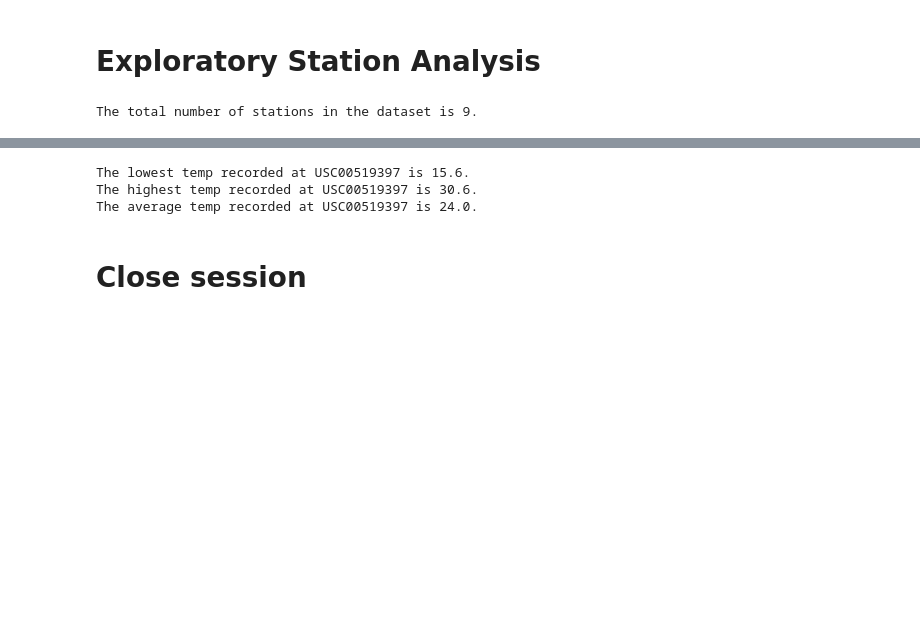
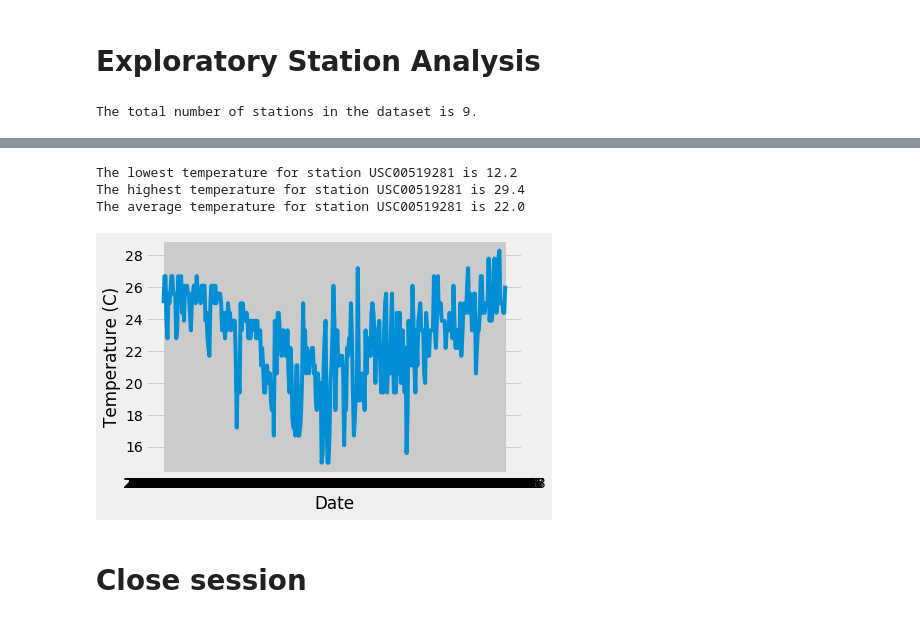
Before and after one commit to oli124/sqlalchemy-challenge, a Jupyter notebook: SurfsUp/climate_starter.ipynb, the cells around one changed output, grey strips where cells are left out. Drawn from its saved outputs; the diff is of its cells as text; code cells hidden in the pictures; blank space fills up the shorter version.

```diff
--- a/SurfsUp/climate_starter.ipynb
+++ b/SurfsUp/climate_starter.ipynb
@@ -137,11 +122,8 @@ most_active
 # %%
 # Design a query to find the most active stations (i.e. what stations have the most rows?)
 # List the stations and the counts in descending order.
-meas_data_station = session.query(Measurement.date, Measurement.station).\
-    filter(Measurement.date > year_ago).all()
-
-
-meas_df_station = pd.DataFrame(meas_data_station, columns = ['count', 'station'])
-station_counts = meas_df_station.groupby('station').count()
-station_counts.sort_values('count', 0, ascending=False)
+most_act_station = session.query(Measurement.station, func.count(Measurement.station)).\
+    group_by(Measurement.station).\
+    order_by(func.count(Measurement.station).desc()).all()
+most_act_station
 # %% [output]
@@ -157,18 +139,18 @@ station_counts.sort_values('count', 0, ascending=False)
 # %%
 # Using the most active station id from the previous query, calculate the lowest, highest, and average temperature.
-temp_data = session.query(Measurement.date, Measurement.prcp, Measurement.tobs, Measurement.station).\
-    filter(Measurement.date > year_ago).all()
+min_temp = session.query(func.min(Measurement.tobs)).\
+    filter(Measurement.station == most_act_station[0][0]).all()
 
-most_active_station = 'USC00519397'
-temp_df = pd.DataFrame(temp_data, columns = ['date', 'prcp', 'tobs', 'station'])
-lowest_temp = temp_df.loc[(temp_df['station'] == most_active_station)]['tobs'].min()
-highest_temp = temp_df.loc[(temp_df['station'] == most_active_station)]['tobs'].max()
-avg_temp = temp_df.loc[(temp_df['station'] == most_active_station)]['tobs'].mean()
+max_temp = session.query(func.max(Measurement.tobs)).\
+    filter(Measurement.station == most_act_station[0][0]).all()
 
-print(f'The lowest temp recorded at {most_active_station} is {lowest_temp}.')
-print(f'The highest temp recorded at {most_active_station} is {highest_temp}.')
-print(f'The average temp recorded at {most_active_station} is {round(avg_temp, 1)}.')
+avg_temp = session.query(func.avg(Measurement.tobs)).\
+    filter(Measurement.station == most_act_station[0][0]).all()
+
+print(f'The lowest temperature for station {most_act_station[0][0]} is {min_temp[0][0]}')
+print(f'The highest temperature for station {most_act_station[0][0]} is {max_temp[0][0]}')
+print(f'The average temperature for station {most_act_station[0][0]} is {round(avg_temp[0][0],1)}')
 # %% [output]
-The lowest temp recorded at USC00519397 is 15.6.
-The highest temp recorded at USC00519397 is 30.6.
-The average temp recorded at USC00519397 is 24.0.
+The lowest temperature for station USC00519281 is 12.2
+The highest temperature for station USC00519281 is 29.4
+The average temperature for station USC00519281 is 22.0
@@ -178,3 +157,32 @@ The average temp recorded at USC00519397 is 24.0.
+# %%
+# Using the most active station id
+# Query the last 12 months of temperature observation data for this station and plot the results as a histogram
+temp_obs = session.query(Measurement.date, Measurement.tobs).\
+    filter(Measurement.station == most_act_station[0][0]).\
+    filter(Measurement.date > year_ago).all()
+
+# Plot results as a histogram
+# Create empty lists for data
+temp_datapoints = []
+date_ticks = []
+
+# Append data to lists
+for row in temp_obs:
+    temp_datapoints.append(float(row[1]))
+    date_ticks.append(str(row[0]))
+
+session.close()
+
+# Plot the results as a histogram
+plt.plot(date_ticks, temp_datapoints)
+plt.xlabel("Date")
+plt.ylabel("Temperature (C)")
+# plt.legend(loc="upper right")
+
+# Show plot
+plt.show()
+# %% [output]
+[figure, added]
 # %% [markdown]
 # Close session
 # %%
```
Also changed, not shown: parts of 5 cells of this notebook, 2 other files.
